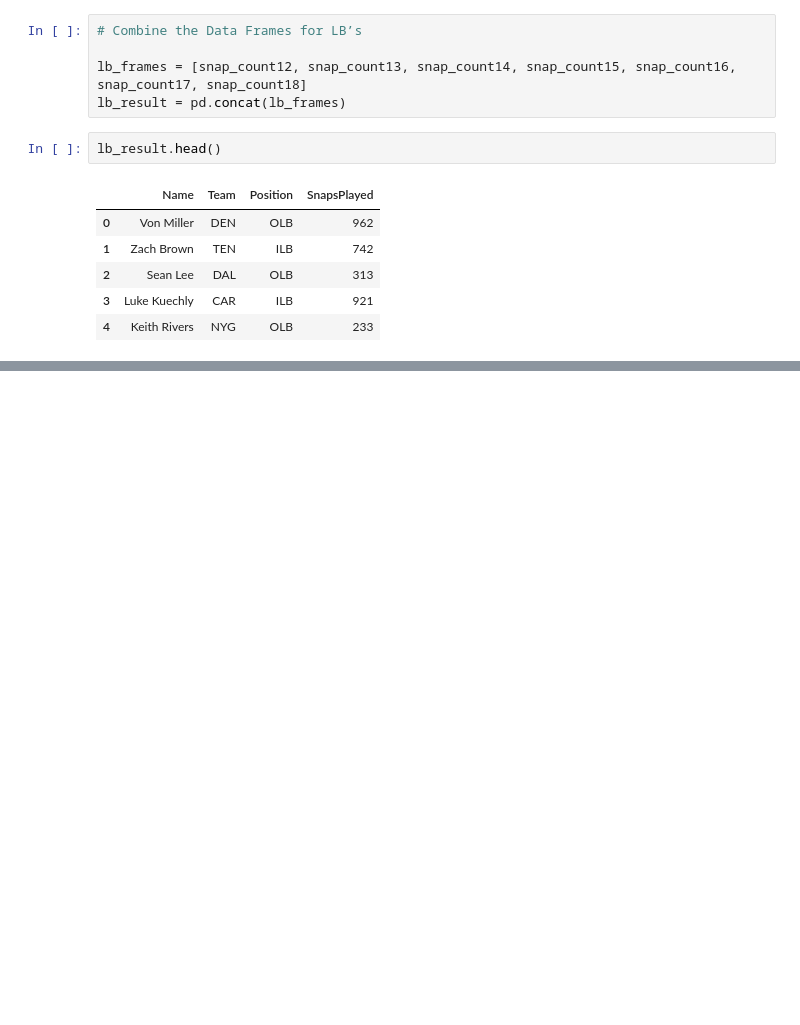
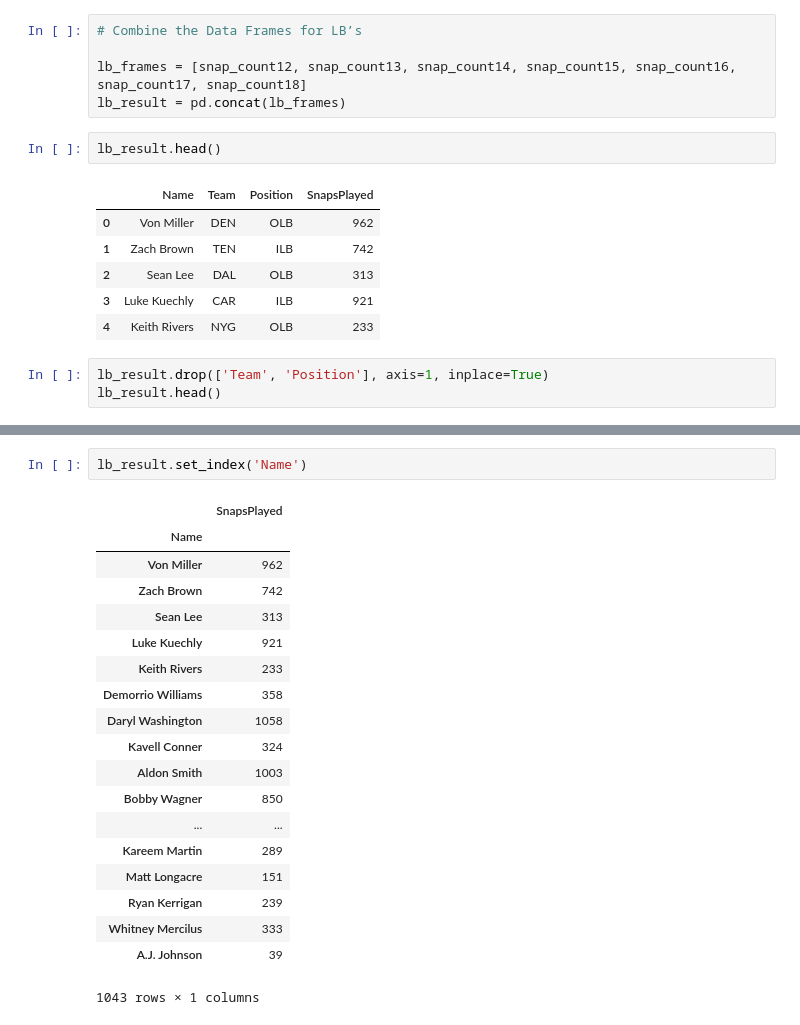
Before and after one commit to DrewLoPresti/NFL_Challenge, a Jupyter notebook: Snap Count/LB Snap Count.ipynb, the cells around one changed output, grey strips where cells are left out. Drawn from its saved outputs; the diff is of its cells as text; blank space fills up the shorter version.

```diff
--- a/Snap Count/LB Snap Count.ipynb
+++ b/Snap Count/LB Snap Count.ipynb
@@ -187,3 +187,6 @@ lb_result.head()
 | 2 | Sean Lee | DAL | OLB | 313 |
 | 3 | Luke Kuechly | CAR | ILB | 921 |
 | 4 | Keith Rivers | NYG | OLB | 233 |
+# %%
+lb_result.drop(['Team', 'Position'], axis=1, inplace=True)
+lb_result.head()
@@ -189,0 +200,22 @@ lb_result.head()
+# %%
+lb_result.set_index('Name')
+# %% [output]
+|  | SnapsPlayed |
+| Name |  |
+| Von Miller | 962 |
+| Zach Brown | 742 |
+| Sean Lee | 313 |
+| Luke Kuechly | 921 |
+| Keith Rivers | 233 |
+| Demorrio Williams | 358 |
+| Daryl Washington | 1058 |
+| Kavell Conner | 324 |
+| Aldon Smith | 1003 |
+| Bobby Wagner | 850 |
+| ... | ... |
+| Kareem Martin | 289 |
+| Matt Longacre | 151 |
+| Ryan Kerrigan | 239 |
+| Whitney Mercilus | 333 |
+| A.J. Johnson | 39 |
+1043 rows × 1 columns
```
Also changed, not shown: parts of 3 cells of this notebook, 6 other files.
